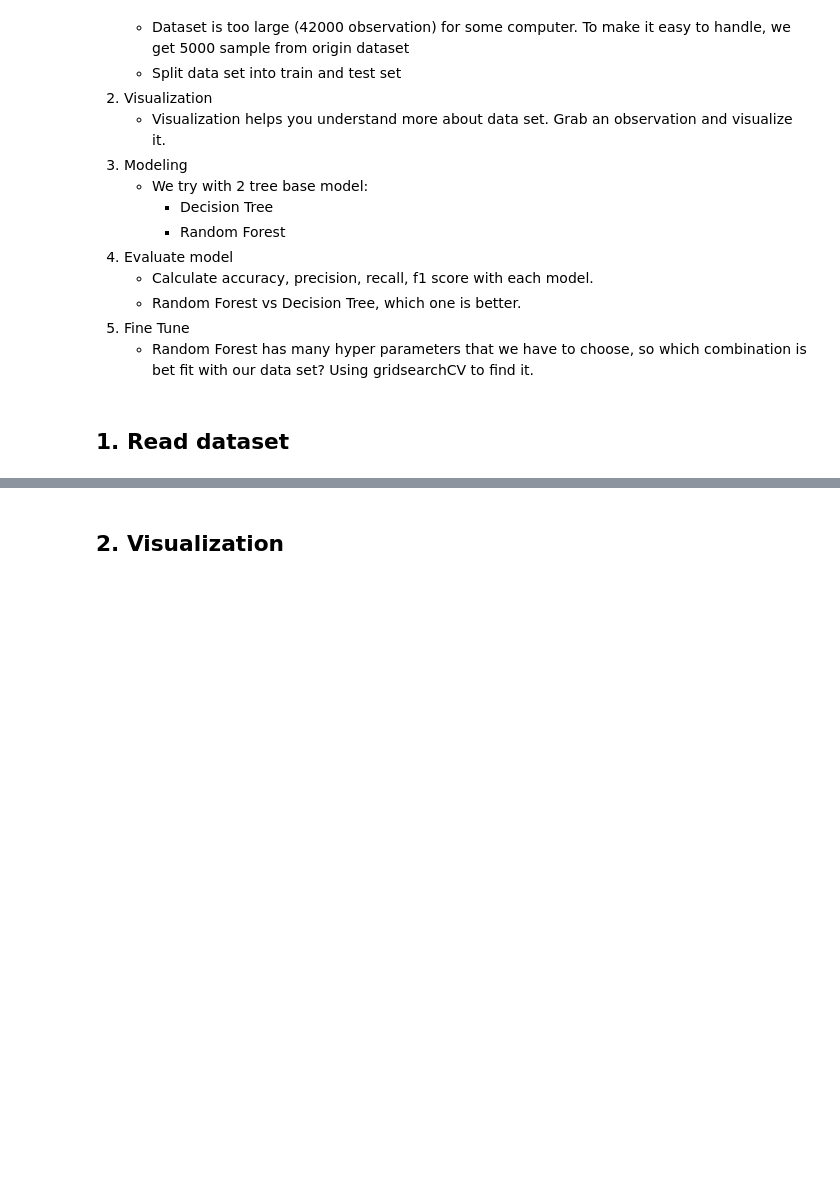
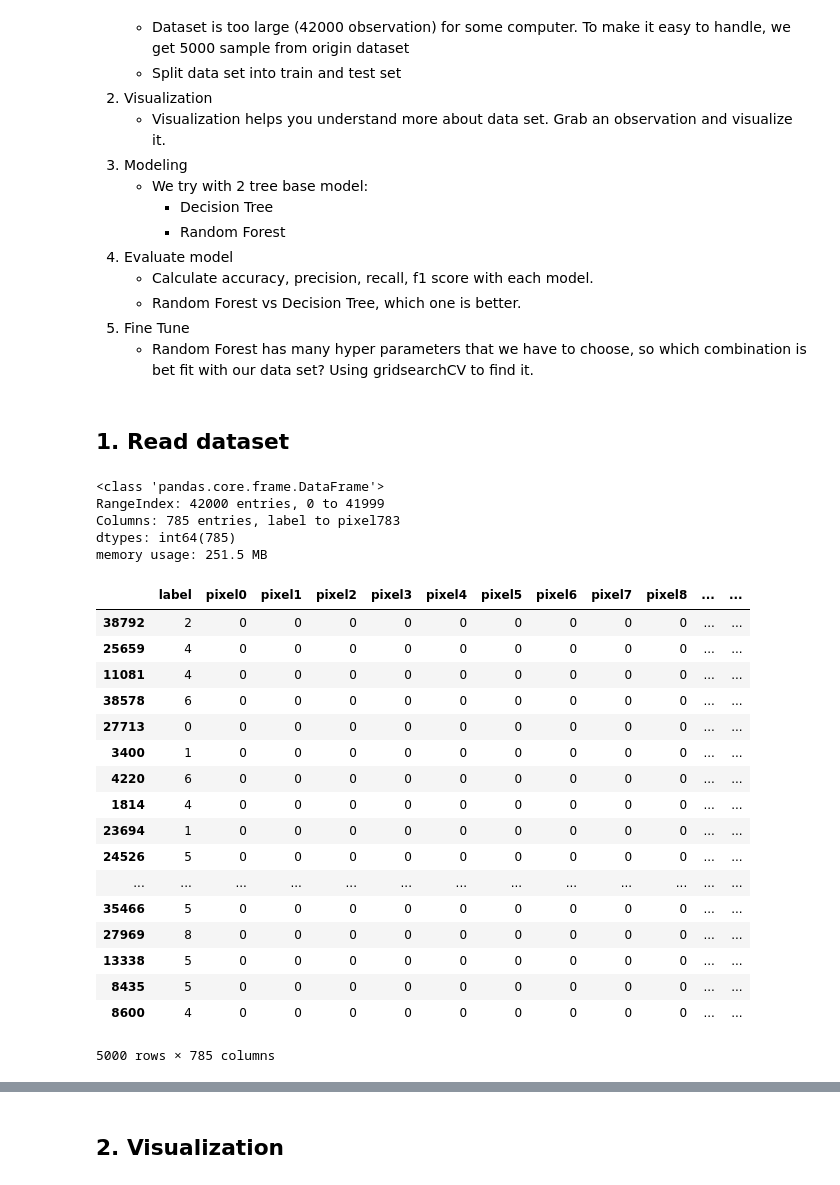
Before and after one commit to huynhducduy/DevC-Data-Sci, a Jupyter notebook: Labs/7/W4-Lab.ipynb, the cells around one changed output, grey strips where cells are left out. Cells and saved outputs as stored; diff of their text form; code cells hidden in the pictures; blank space fills up the shorter version.

```diff
--- a/Labs/7/W4-Lab.ipynb
+++ b/Labs/7/W4-Lab.ipynb
@@ -43,15 +43,36 @@ from sklearn.tree import DecisionTreeClassifier
 from sklearn.metrics import accuracy_score, confusion_matrix
 # %%
 # Import dataset
-# Your code here
-data = pd.read_csv("path_to_csv_file")
+data = pd.read_csv("data/train.csv")
 data.info()
+# %% [output]
+<class 'pandas.core.frame.DataFrame'>
+RangeIndex: 42000 entries, 0 to 41999
+Columns: 785 entries, label to pixel783
+dtypes: int64(785)
+memory usage: 251.5 MB
 # %%
 # For easy to handle, we use a small pice of dataset
 # Ramdomly choose 5000 rows for now
-# hint: dataframe.sample(5000)
-# Your code here
-
-data.info()
+data.sample(5000)
+# %% [output]
+|  | label | pixel0 | pixel1 | pixel2 | pixel3 | pixel4 | pixel5 | pixel6 | pixel7 | pixel8 | ... | ... |
+| 38792 | 2 | 0 | 0 | 0 | 0 | 0 | 0 | 0 | 0 | 0 | ... | ... |
+| 25659 | 4 | 0 | 0 | 0 | 0 | 0 | 0 | 0 | 0 | 0 | ... | ... |
+| 11081 | 4 | 0 | 0 | 0 | 0 | 0 | 0 | 0 | 0 | 0 | ... | ... |
+| 38578 | 6 | 0 | 0 | 0 | 0 | 0 | 0 | 0 | 0 | 0 | ... | ... |
+| 27713 | 0 | 0 | 0 | 0 | 0 | 0 | 0 | 0 | 0 | 0 | ... | ... |
+| 3400 | 1 | 0 | 0 | 0 | 0 | 0 | 0 | 0 | 0 | 0 | ... | ... |
+| 4220 | 6 | 0 | 0 | 0 | 0 | 0 | 0 | 0 | 0 | 0 | ... | ... |
+| 1814 | 4 | 0 | 0 | 0 | 0 | 0 | 0 | 0 | 0 | 0 | ... | ... |
+| 23694 | 1 | 0 | 0 | 0 | 0 | 0 | 0 | 0 | 0 | 0 | ... | ... |
+| 24526 | 5 | 0 | 0 | 0 | 0 | 0 | 0 | 0 | 0 | 0 | ... | ... |
+| ... | ... | ... | ... | ... | ... | ... | ... | ... | ... | ... | ... | ... |
+| 35466 | 5 | 0 | 0 | 0 | 0 | 0 | 0 | 0 | 0 | 0 | ... | ... |
+| 27969 | 8 | 0 | 0 | 0 | 0 | 0 | 0 | 0 | 0 | 0 | ... | ... |
+| 13338 | 5 | 0 | 0 | 0 | 0 | 0 | 0 | 0 | 0 | 0 | ... | ... |
+| 8435 | 5 | 0 | 0 | 0 | 0 | 0 | 0 | 0 | 0 | 0 | ... | ... |
+| 8600 | 4 | 0 | 0 | 0 | 0 | 0 | 0 | 0 | 0 | 0 | ... | ... |
+5000 rows × 785 columns
 # %%
 # Let's take a look at first 5 rows ()
```
Also changed, not shown: parts of 6 cells of this notebook, 1 other file.
